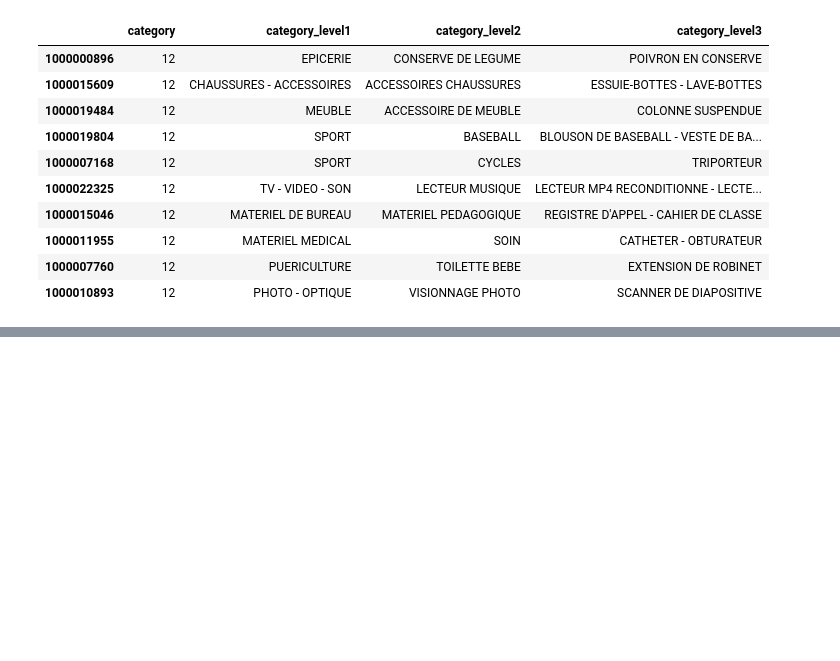
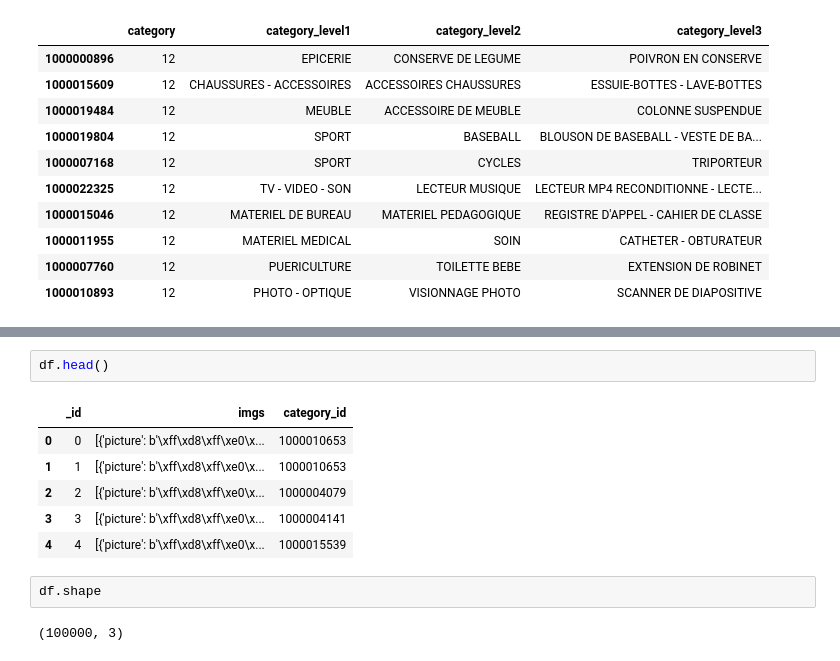
Before and after one commit to sarthakkaushik/Cdiscount-Image-Classification, a Jupyter notebook: Cdiscount_EDA.ipynb, the cells around one changed output, grey strips where cells are left out. Saved outputs shown, nothing was run; the diff lists cells and outputs as text; blank space fills up the shorter version.

```diff
--- a/Cdiscount_EDA.ipynb
+++ b/Cdiscount_EDA.ipynb
@@ -178,0 +256,13 @@ df.category.value_counts().to_frame().tail(10).join(categories)
+# %%
+df.head()
+# %% [output]
+|  | _id | imgs | category_id |
+| 0 | 0 | [{'picture': b'\xff\xd8\xff\xe0\x... | 1000010653 |
+| 1 | 1 | [{'picture': b'\xff\xd8\xff\xe0\x... | 1000010653 |
+| 2 | 2 | [{'picture': b'\xff\xd8\xff\xe0\x... | 1000004079 |
+| 3 | 3 | [{'picture': b'\xff\xd8\xff\xe0\x... | 1000004141 |
+| 4 | 4 | [{'picture': b'\xff\xd8\xff\xe0\x... | 1000015539 |
+# %%
+df.shape
+# %% [output]
+(100000, 3)
```
Also changed, not shown: parts of 15 cells of this notebook.
